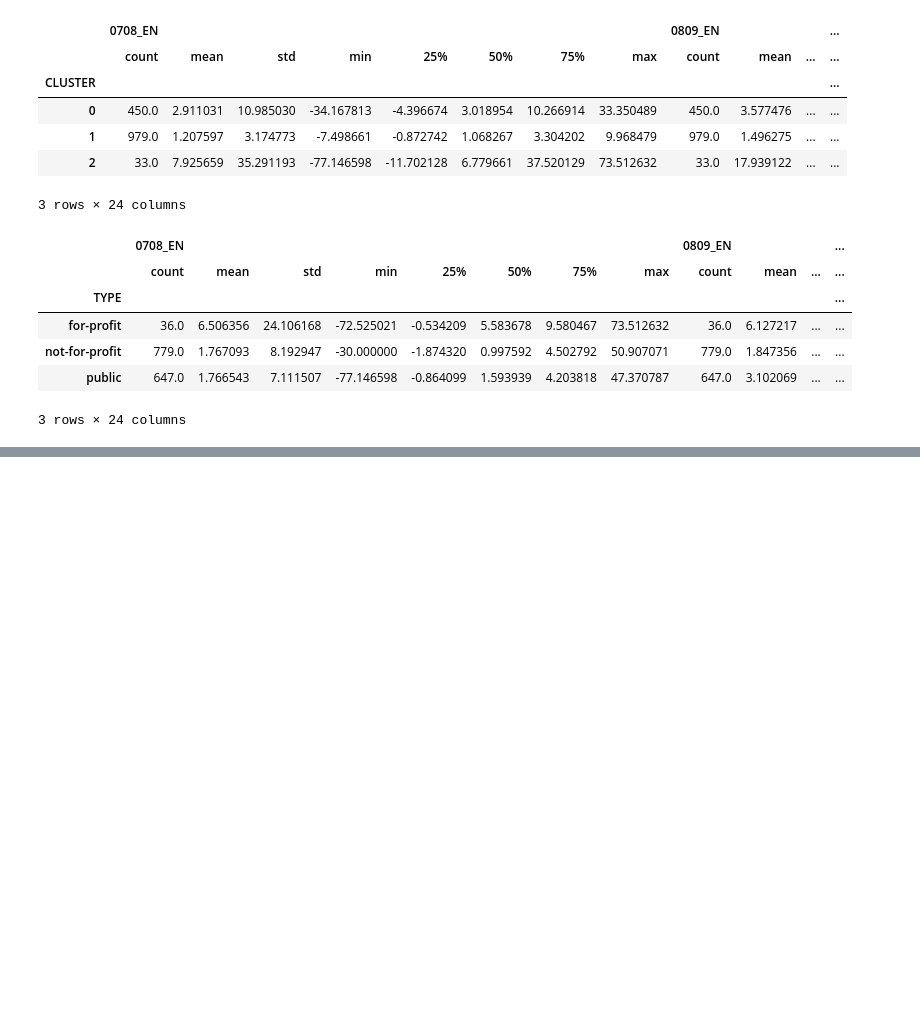
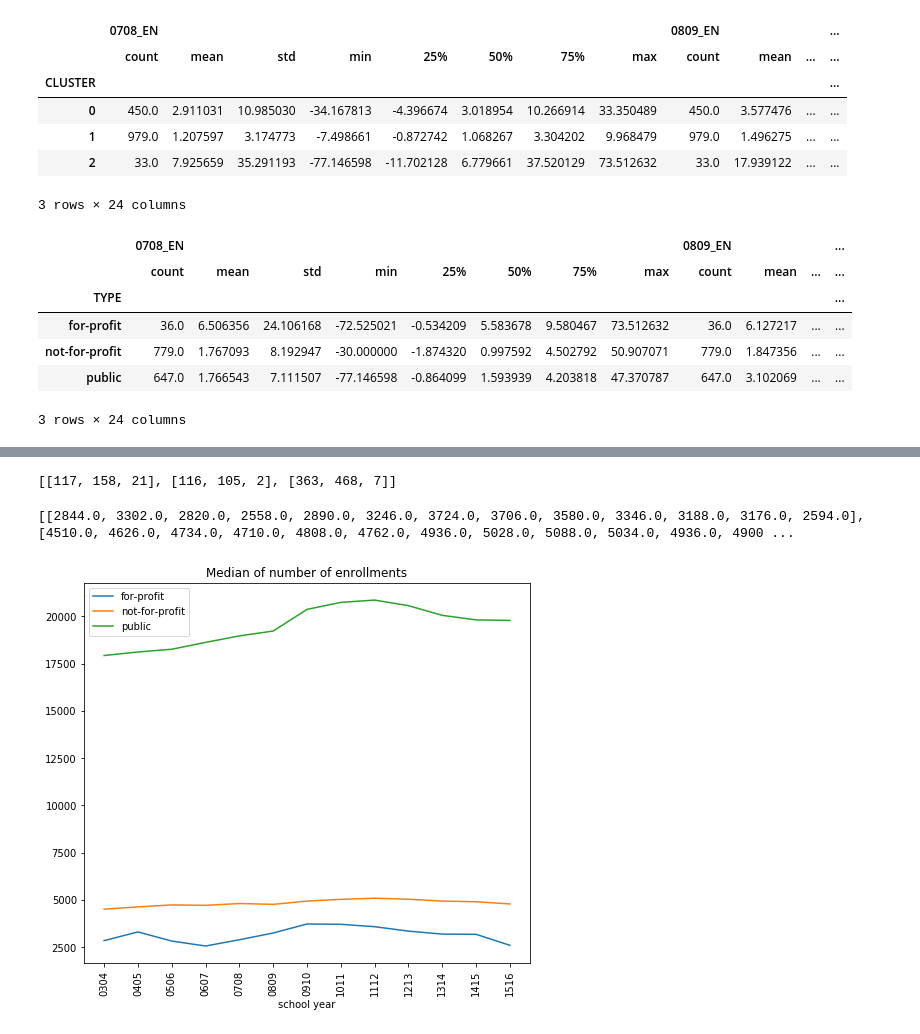
Before and after one commit to cyu1221/CS506, a Jupyter notebook: clustering/clustering.ipynb, the cells around one changed output, grey strips where cells are left out. Cells and saved outputs as stored; diff of their text form; code cells hidden in the pictures; blank space fills up the shorter version.

```diff
--- a/clustering/clustering.ipynb
+++ b/clustering/clustering.ipynb
@@ -482,3 +572,18 @@ results_type
+# %%
+types_of_schools_in_clusters = [[0,0,0],[0,0,0],[0,0,0]]
+for idx, row in df_clustering_on_original.iterrows():
+    cluster = row["CLUSTER"]
+    school_t = row["TYPE"]
+    if school_t == 'public':
+        types_of_schools_in_clusters[cluster][0] += 1
+    elif school_t == "not-for-profit":
+        types_of_schools_in_clusters[cluster][1] += 1
+    elif school_t == "for-profit":
+        types_of_schools_in_clusters[cluster][2] += 1
+
+print(types_of_schools_in_clusters)
+# %% [output]
+[[117, 158, 21], [116, 105, 2], [363, 468, 7]]
 # %%
 %matplotlib notebook
 
@@ -573,3 +678,10 @@ autoencoder.fit(df_train, df_train,
                 batch_size=16,
                 shuffle=True,
                 validation_data=(df_test, df_test))
+# %%
+df_tot_spend_research = extractRelevantData(df, ["EN"], ["0304","0405","0506","0607","0708","0809","0910","1011","1112","1213","1314","1415","1516"])
+df_tot_spend_research = dataStatistics(df_tot_spend_research, "median", clusterCol="TYPE")
+plotAgregates(df_tot_spend_research, ["EN"], ["for-profit", "not-for-profit", "public"], title="Median of number of enrollments")
+# %% [output]
+[[2844.0, 3302.0, 2820.0, 2558.0, 2890.0, 3246.0, 3724.0, 3706.0, 3580.0, 3346.0, 3188.0, 3176.0, 2594.0], [4510.0, 4626.0, 4734.0, 4710.0, 4808.0, 4762.0, 4936.0, 5028.0, 5088.0, 5034.0, 4936.0, 4900 ...
+[figure, added]
```
Also changed, not shown: parts of 10 cells of this notebook, 1 other file.
